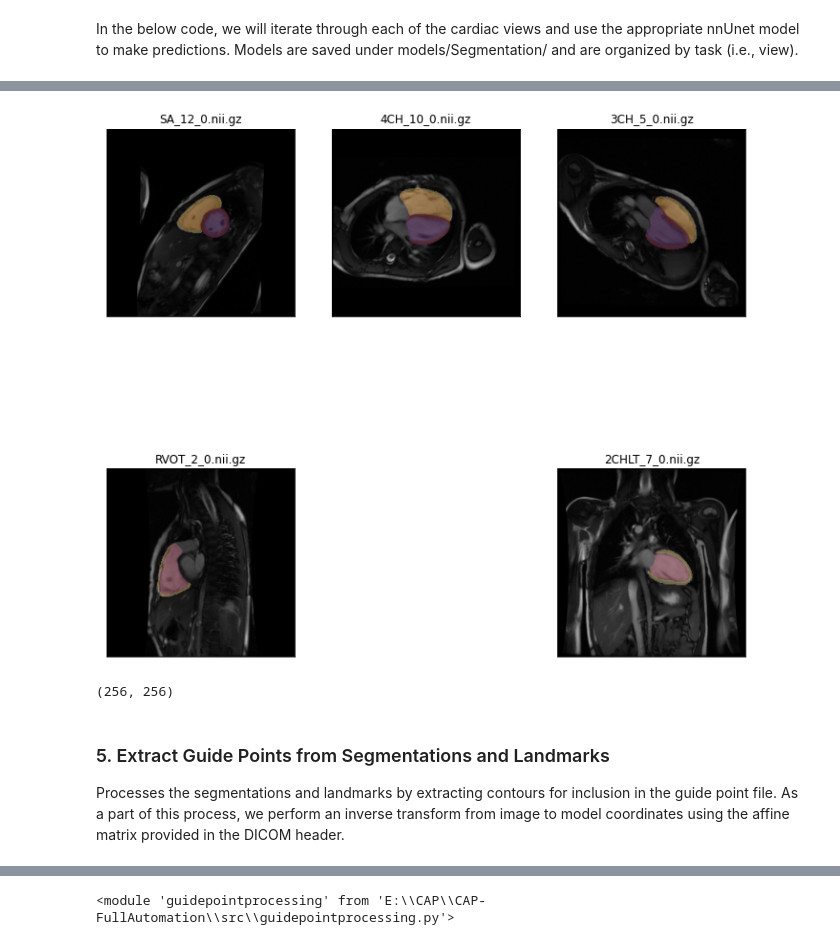
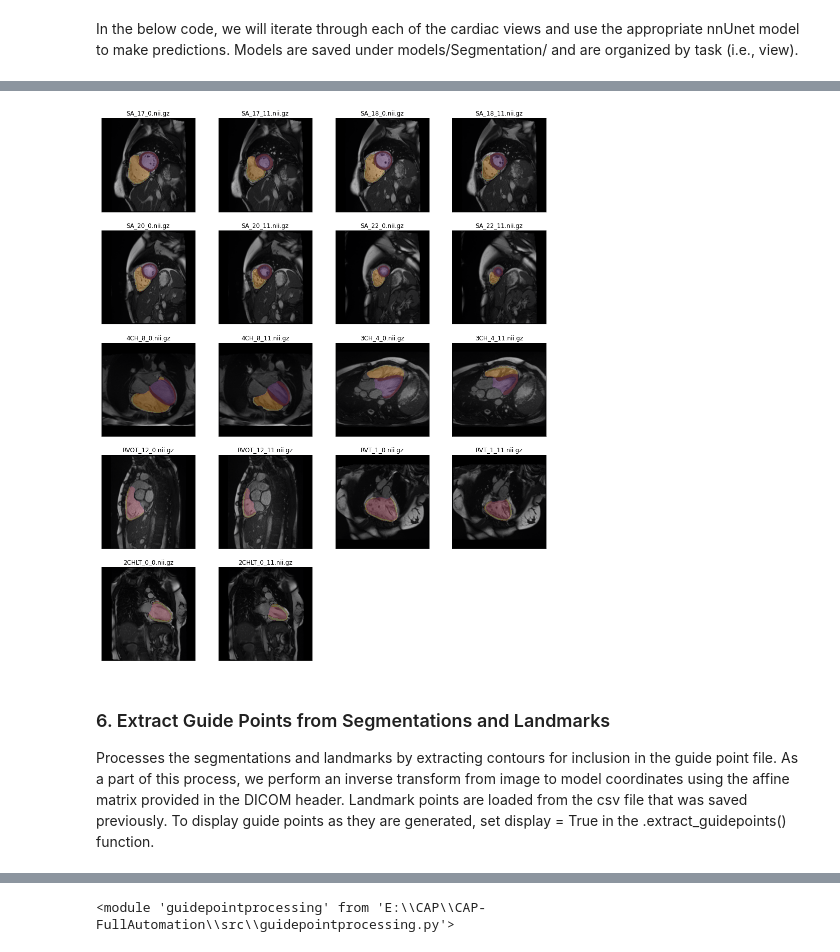
Before and after one commit to btcrabb/CAP-Automated-Pipeline, a Jupyter notebook: notebooks/1.1-BTC-FullAutoCAP.ipynb, the cells around one changed output, grey strips where cells are left out. Drawn from its saved outputs; the diff is of its cells as text; code cells hidden in the pictures.

```diff
--- a/notebooks/1.1-BTC-FullAutoCAP.ipynb
+++ b/notebooks/1.1-BTC-FullAutoCAP.ipynb
@@ -634,0 +624,5 @@ es_output = ShortAxisLoc.output
+# %%
+# convert selected slice locations into slice IDs
+selected_sa_ids = list(sa_final_df[sa_final_df['Slice Location'].isin(good_locations)]['Slice ID'])
+
+sa_final_df[sa_final_df['Slice Location'].isin(good_locations)]
@@ -1077,0 +1039,4 @@ plt.show()
+# %%
+# update dataframe and display
+three_chamber_df = annotator.update()
+three_chamber_df
@@ -1077,0 +1173,4 @@ plt.show()
+# %%
+# update dataframe and display
+rvot_df = annotator.update()
+rvot_df
@@ -1180,6 +1346,13 @@ import SimpleITK as sitk
 # ensure directory for nii files exists
 if not os.path.isdir(os.path.join(input_folder)):
     os.mkdir(os.path.join(input_folder))
+
+# generate input volume
+ShortAxisLoc = LandmarkLocalization( os.path.join(dst, patient), slice_info_df, 'SA' )
+ShortAxisLoc.num_phases = num_phases # Change number of phases if necessary
+ShortAxisLoc.generate_mapping_dictionary()
+ShortAxisLoc.generate_complete_volume()
+volume = ShortAxisLoc.volume
 
 # select ED and ES images for each cardiac view, and convert to nifti
 view_dataframes = [sa_df, four_chamber_df, three_chamber_df, rvot_df, two_chamber_rt_df, two_chamber_lt_df]
@@ -1271,46 +1443,46 @@ Done with RVOT
 # %%
+# display generated segmentations
 import nibabel as nib
 %matplotlib inline
 
 # view some of the segmentations
-plt.figure(figsize=(12,12))
+plt.figure(figsize=(16,24))
+count = 1
 for i, view in enumerate(views):
 
     view_output_folder = os.path.join(output_folder, view)
     view_input_folder = os.path.join(input_folder, view)
     segs = os.listdir(view_output_folder)
     segs = [x for x in segs if '.nii.gz' in x]
 
     if len(segs) > 0:
 
         # load first image
-        idx = 0
+        for idx in range(len(segs)):
+            subplot = count
 
-        # change input name to include modality info (nnUnet formatting)
-        prefix = segs[idx].split('.')
-        input_name = prefix[0] + '_0000.' + prefix[1] + '.' + prefix[2]
+            # change input name to include modality info (nnUnet formatting)
+            prefix = segs[idx].split('.')
+            input_name = prefix[0] + '_0000.' + prefix[1] + '.' + prefix[2]
 
-        seg = nib.load(os.path.join(view_output_folder, segs[idx]))
-        img = nib.load(os.path.join(view_input_folder, input_name))
+            seg = nib.load(os.path.join(view_output_folder, segs[idx]))
+            img = nib.load(os.path.join(view_input_folder, input_name))
 
-        ax = plt.subplot(2,3,i+1)
-        ax.imshow(np.array(img.dataobj).T[0,:,:], cmap='gray')
-        ax.imshow(np.array(seg.dataobj).T[0,:,:], alpha=0.3, cmap='inferno')
-        ax.set_xticks([])
-        ax.set_yticks([])
-        ax.set_title(segs[0])
+            ax = plt.subplot(6,4,subplot)
+            ax.imshow(np.array(img.dataobj).T[0,:,:], cmap='gray')
+            ax.imshow(np.array(seg.dataobj).T[0,:,:], alpha=0.3, cmap='inferno')
+            ax.set_xticks([])
+            ax.set_yticks([])
+            ax.set_title(segs[idx])
+            count += 1
 
 plt.show()
 # %% [output]
-[figure, old version]
+[figure, new version]
-# %%
-np.array(img.dataobj).T[0,:,:].shape
-# %% [output]
-(256, 256)
 # %% [markdown]
-### 5. Extract Guide Points from Segmentations and Landmarks
+### 6. Extract Guide Points from Segmentations and Landmarks
 
-Processes the segmentations and landmarks by extracting contours for inclusion in the guide point file. As a part of this process, we perform an inverse transform from image to model coordinates using the affine matrix provided in the DICOM header.
+Processes the segmentations and landmarks by extracting contours for inclusion in the guide point file. As a part of this process, we perform an inverse transform from image to model coordinates using the affine matrix provided in the DICOM header. Landmark points are loaded from the csv file that was saved previously. To display guide points as they are generated, set display = True in the .extract_guidepoints() function.
 # %%
 def parse_string(s):
     try:
```
Also changed, not shown: parts of 155 cells of this notebook, 1 other file.
